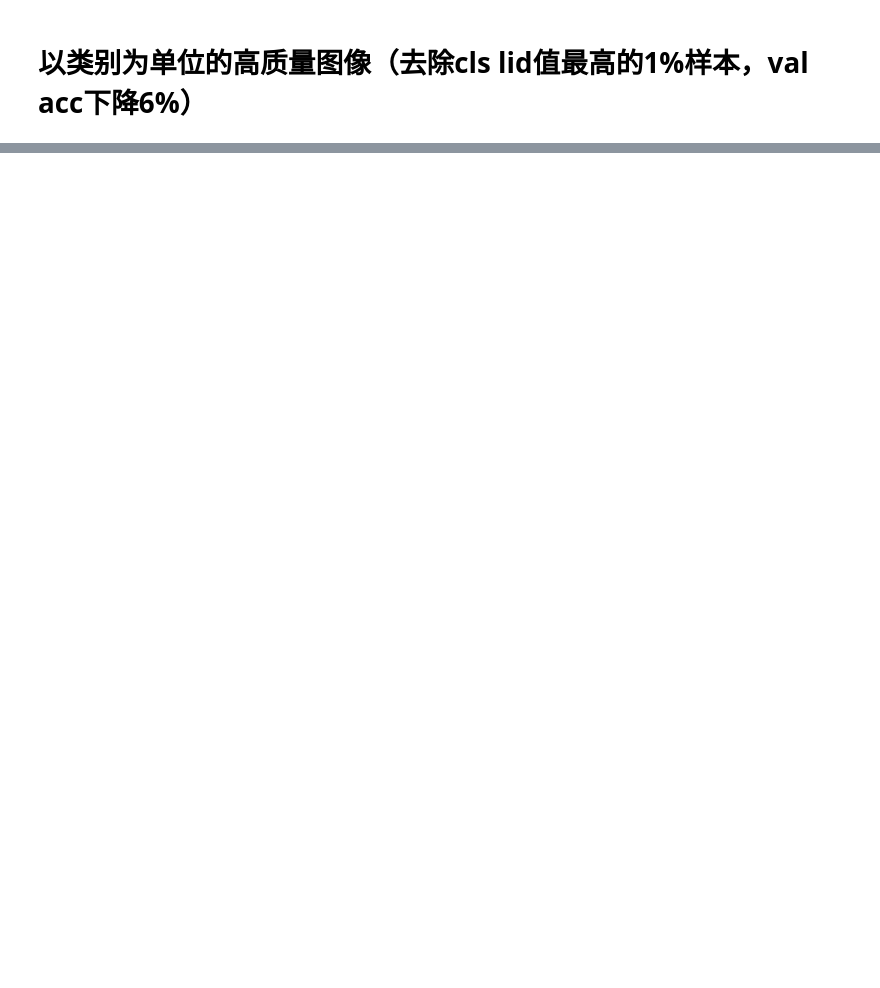
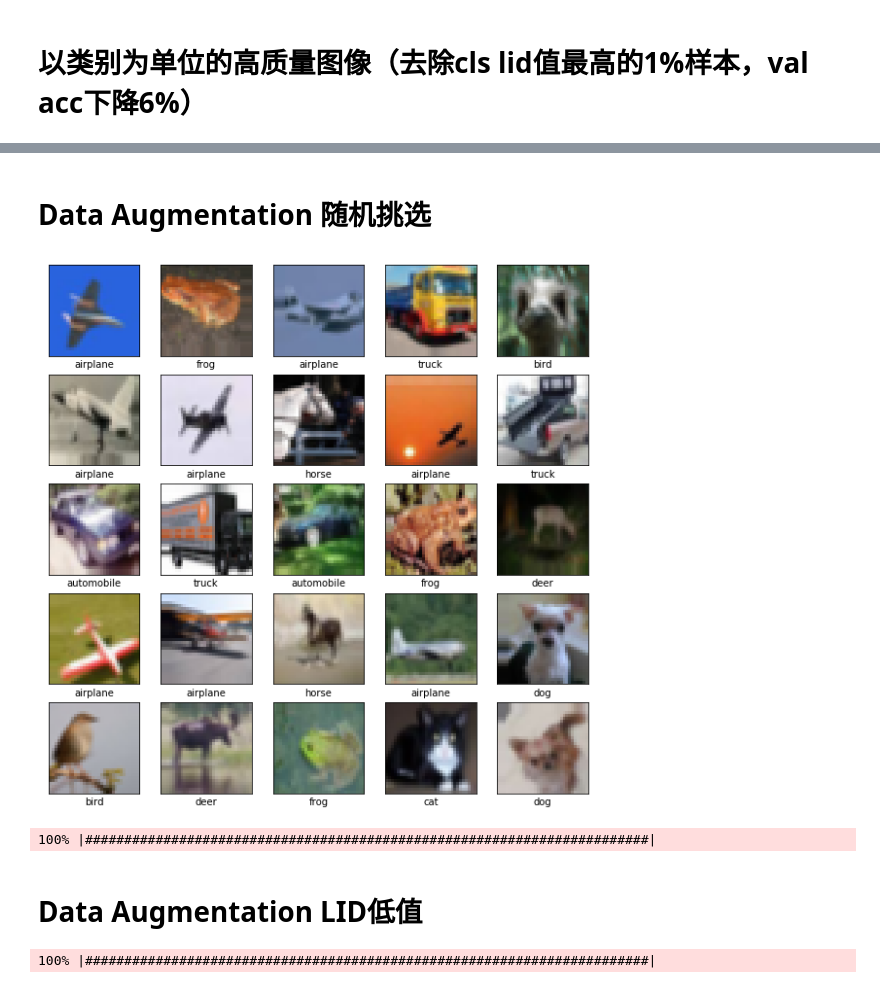
Before and after one commit to oyzh888/LID_Research, a Jupyter notebook: Data Visualization with LID and Augmentation.ipynb, the cells around one changed output, grey strips where cells are left out. Drawn from its saved outputs; the diff is of its cells as text; code cells hidden in the pictures; blank space fills up the shorter version.

```diff
--- a/Data Visualization with LID and Augmentation.ipynb
+++ b/Data Visualization with LID and Augmentation.ipynb
@@ -395,11 +473,16 @@ print(x_train_augmentation.shape)
+# %% [markdown]
+# Data Augmentation 随机挑选
 # %%
+normal_idx = np.random.choice(x_train_augmentation.shape[0],25,replace=False)
 plt.figure(figsize=(10,10))
-random_augmented_cifar10 = np.random.choice(x_train_augmentation.shape[0],25,replace=False)
 for i in range(25):
     plt.subplot(5,5,i+1)
     plt.xticks([])
     plt.yticks([])
     plt.grid(False)
-    plt.imshow(x_train_augmentation[random_augmented_cifar10[i]], cmap=plt.cm.binary)
-    label = y_train_augmentation[random_augmented_cifar10[i]][0]
+    tmp = np.asarray(x_train_augmentation[normal_idx[i]], dtype=np.int)
+    plt.imshow(tmp)
+    label = y_train_augmentation[normal_idx[i]][0]
     plt.xlabel(cifar10_labels[label])
+# %% [output]
+[figure, added]
@@ -419,0 +489,31 @@ for i in range(25):
+# %%
+from progressbar import ProgressBar
+pbar = ProgressBar()
+iteration = int(x_train_augmentation.shape[0]/10/batch_size)
+dis_normal_global = []
+for i in pbar(range(iteration)):
+    mask=np.random.choice(x_train_augmentation.shape[0],batch_size,True)
+    x_batch = x_train_augmentation[mask].reshape(batch_size,-1)
+    k=(int)(math.sqrt(batch_size))
+    dis = LID(x_batch,x_batch,k)
+    dis_normal_global.extend(dis)
+# %% [output]
+100% |########################################################################|
+# %% [markdown]
+# Data Augmentation LID低值
+# %%
+from progressbar import ProgressBar
+pbar = ProgressBar()
+low_mask=np.zeros(x_train_augmentation.shape[0],dtype=int)
+iteration = int(x_train_augmentation.shape[0]/10/batch_size)
+dis_low_global = []
+for i in pbar(range(iteration)):
+    mask=np.random.choice(x_train_augmentation.shape[0],batch_size,True)
+    x_batch = x_train_augmentation[mask].reshape(batch_size,-1)
+    k=(int)(math.sqrt(batch_size))
+    dis = LID(x_batch,x_batch,k)
+    dis_idx = np.argwhere(dis<np.percentile(dis,10))
+    batch_best_mask=mask[dis_idx]
+    low_mask[batch_best_mask]+=1
+# %% [output]
+100% |########################################################################|
```
Also changed, not shown: parts of 21 cells of this notebook, 4 other files.
